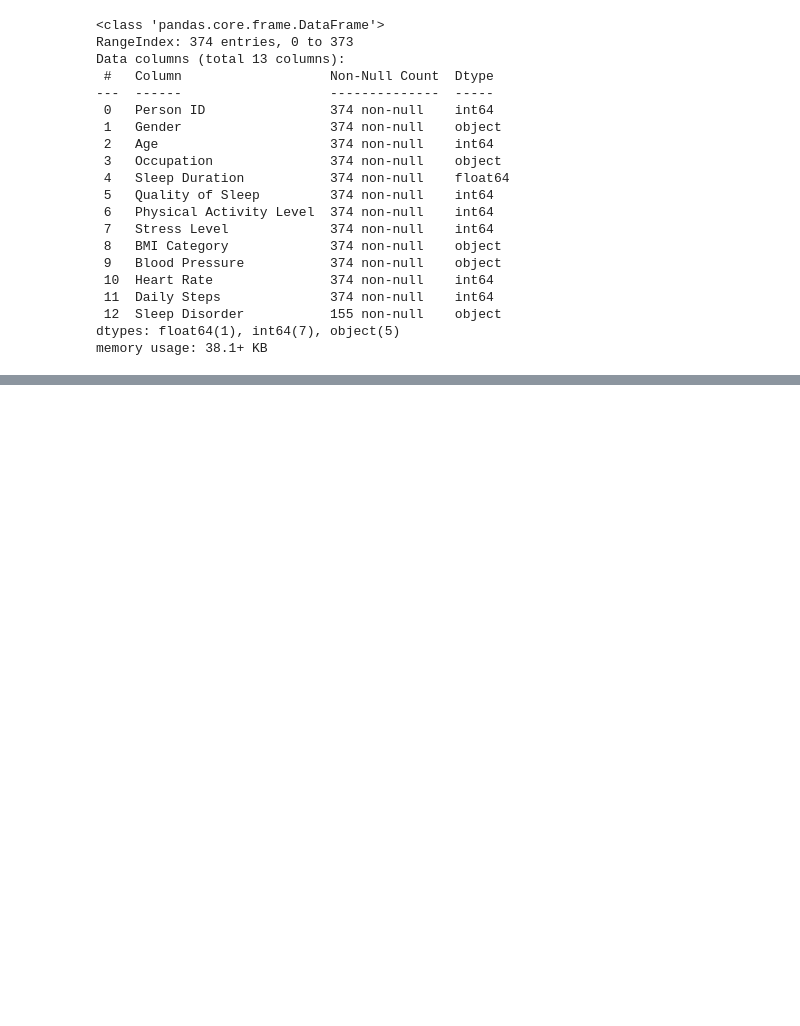
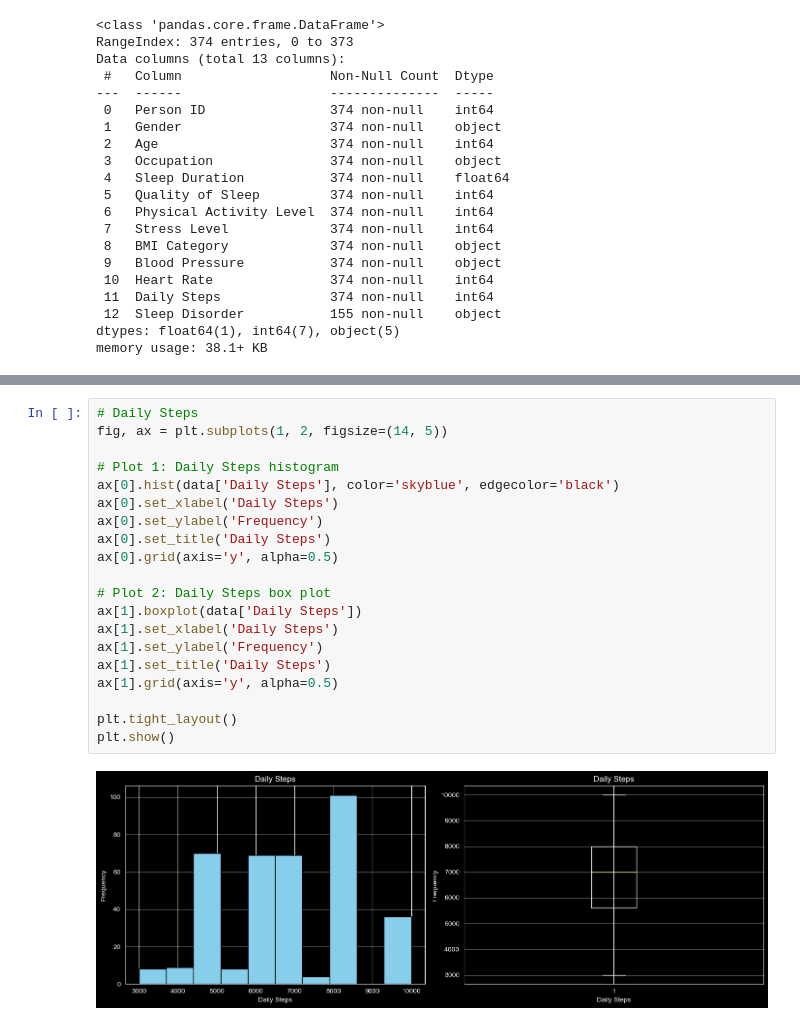
Before and after one commit to kinant/ud-stats-nd, a Jupyter notebook: PR01 - Describe Health and Sleep Quality Data/PR01 - Describe Health and Sleep Quality Data.ipynb, the cells around one changed output, grey strips where cells are left out. Drawn from its saved outputs; the diff is of its cells as text; blank space fills up the shorter version.

```diff
--- a/PR01 - Describe Health and Sleep Quality Data/PR01 - Describe Health and Sleep Quality Data.ipynb
+++ b/PR01 - Describe Health and Sleep Quality Data/PR01 - Describe Health and Sleep Quality Data.ipynb
@@ -52,0 +78,22 @@ data.describe()
+# %%
+# Daily Steps
+fig, ax = plt.subplots(1, 2, figsize=(14, 5))
+
+# Plot 1: Daily Steps histogram
+ax[0].hist(data['Daily Steps'], color='skyblue', edgecolor='black')
+ax[0].set_xlabel('Daily Steps')
+ax[0].set_ylabel('Frequency')
+ax[0].set_title('Daily Steps')
+ax[0].grid(axis='y', alpha=0.5)
+
+# Plot 2: Daily Steps box plot
+ax[1].boxplot(data['Daily Steps'])
+ax[1].set_xlabel('Daily Steps')
+ax[1].set_ylabel('Frequency')
+ax[1].set_title('Daily Steps')
+ax[1].grid(axis='y', alpha=0.5)
+
+plt.tight_layout()
+plt.show()
+# %% [output]
+[figure, added]
```
Also changed, not shown: parts of 3 cells of this notebook, 1 other file.
